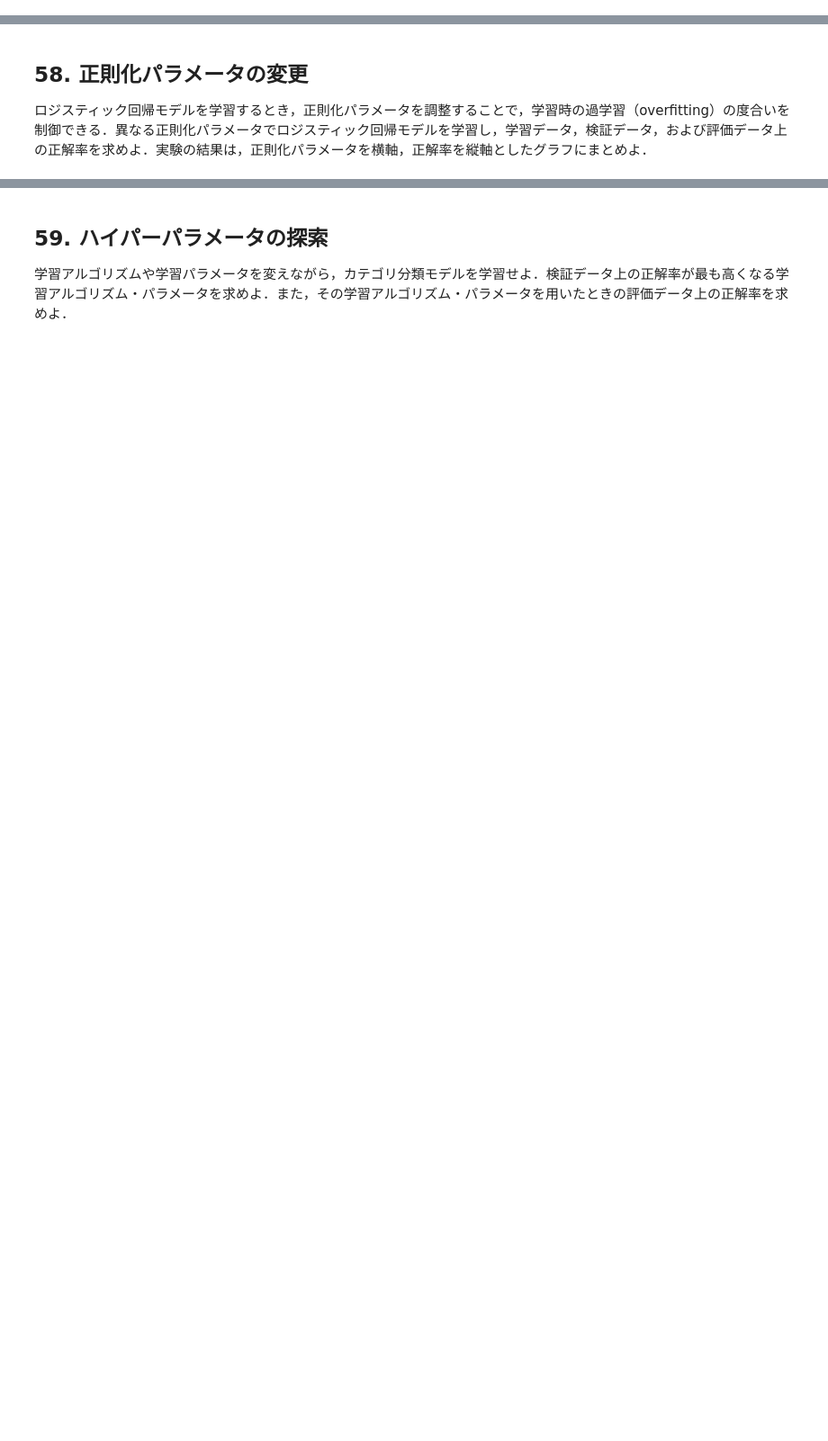
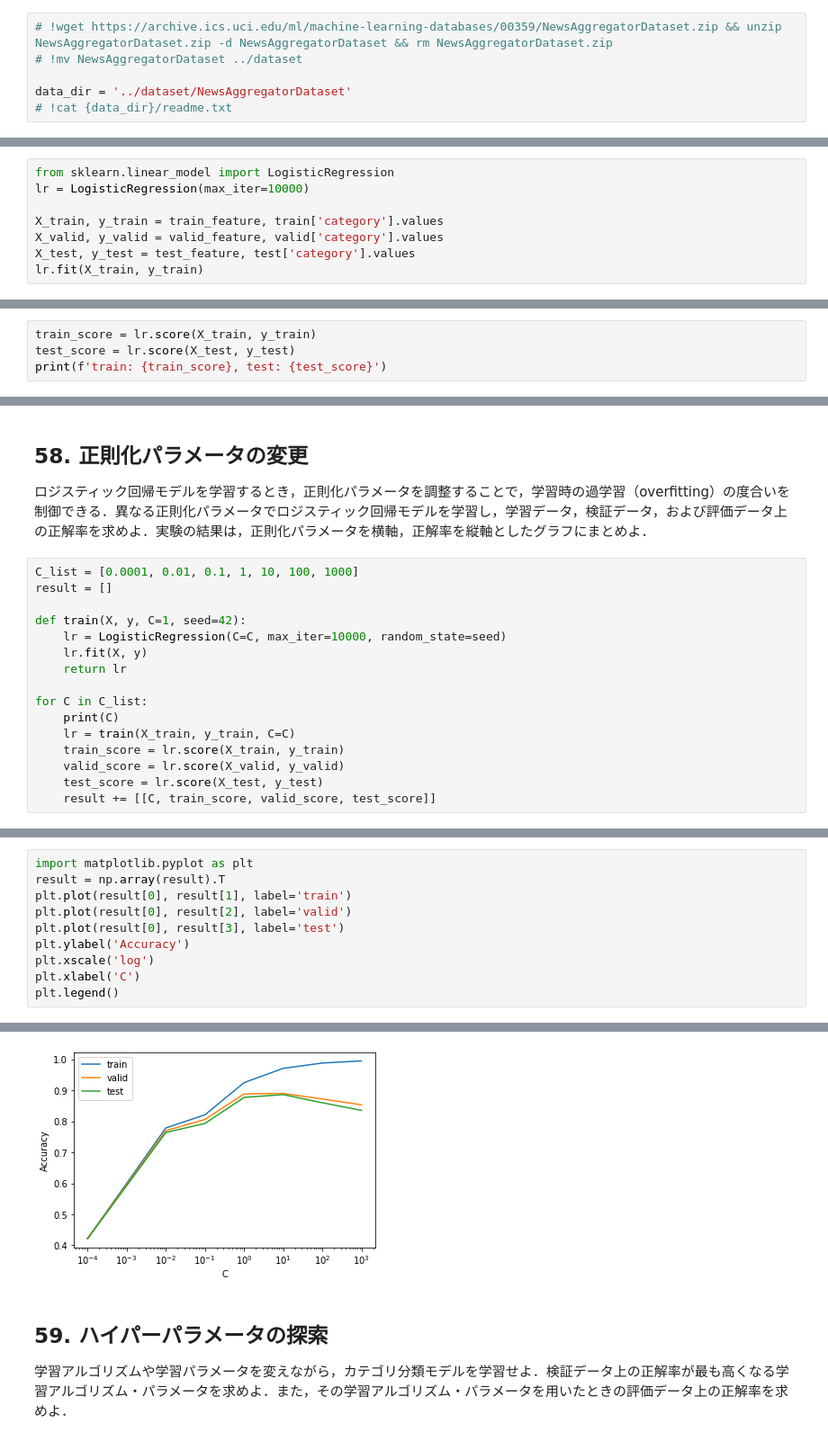
Before and after one commit to seele1917/nlp100, a Jupyter notebook: notebooks/ch06.ipynb, the cells around one changed output, grey strips where cells are left out. Shown: that part at 90% size. Cells and saved outputs as stored; diff of their text form; blank space fills up the shorter version.

```diff
--- a/notebooks/ch06.ipynb
+++ b/notebooks/ch06.ipynb
@@ -13,3 +13,9 @@ https://nlp100.github.io/ja/ch06.html
 4. 抽出された事例の80%を学習データ，残りの10%ずつを検証データと評価データに分割し，それぞれtrain.txt，valid.txt，test.txtというファイル名で保存する．ファイルには，１行に１事例を書き出すこととし，カテゴリ名と記事見出しのタブ区切り形式とせよ（このファイルは後に問題70で再利用する）．
 
 学習データと評価データを作成したら，各カテゴリの事例数を確認せよ．
+# %%
+# !wget https://archive.ics.uci.edu/ml/machine-learning-databases/00359/NewsAggregatorDataset.zip && unzip NewsAggregatorDataset.zip -d NewsAggregatorDataset && rm NewsAggregatorDataset.zip
+# !mv NewsAggregatorDataset ../dataset
+
+data_dir = '../dataset/NewsAggregatorDataset'
+# !cat {data_dir}/readme.txt
@@ -20,3 +84,11 @@ https://nlp100.github.io/ja/ch06.html
 # %% [markdown]
 ## 52. 学習
 51で構築した学習データを用いて，ロジスティック回帰モデルを学習せよ．
+# %%
+from sklearn.linear_model import LogisticRegression
+lr = LogisticRegression(max_iter=10000)
+
+X_train, y_train = train_feature, train['category'].values
+X_valid, y_valid = valid_feature, valid['category'].values
+X_test, y_test = test_feature, test['category'].values
+lr.fit(X_train, y_train)
@@ -26,3 +125,7 @@ https://nlp100.github.io/ja/ch06.html
 # %% [markdown]
 ## 54. 正解率の計測
 52で学習したロジスティック回帰モデルの正解率を，学習データおよび評価データ上で計測せよ．
+# %%
+train_score = lr.score(X_train, y_train)
+test_score = lr.score(X_test, y_test)
+print(f'train: {train_score}, test: {test_score}')
@@ -38,3 +208,19 @@ https://nlp100.github.io/ja/ch06.html
 # %% [markdown]
 ## 58. 正則化パラメータの変更
 ロジスティック回帰モデルを学習するとき，正則化パラメータを調整することで，学習時の過学習（overfitting）の度合いを制御できる．異なる正則化パラメータでロジスティック回帰モデルを学習し，学習データ，検証データ，および評価データ上の正解率を求めよ．実験の結果は，正則化パラメータを横軸，正解率を縦軸としたグラフにまとめよ．
+# %%
+C_list = [0.0001, 0.01, 0.1, 1, 10, 100, 1000]
+result = []
+
+def train(X, y, C=1, seed=42):
+    lr = LogisticRegression(C=C, max_iter=10000, random_state=seed)
+    lr.fit(X, y)
+    return lr
+
+for C in C_list:
+    print(C)
+    lr = train(X_train, y_train, C=C)
+    train_score = lr.score(X_train, y_train)
+    valid_score = lr.score(X_valid, y_valid)
+    test_score = lr.score(X_test, y_test)
+    result += [[C, train_score, valid_score, test_score]]
@@ -40,0 +235,11 @@ https://nlp100.github.io/ja/ch06.html
+# %%
+import matplotlib.pyplot as plt
+result = np.array(result).T
+plt.plot(result[0], result[1], label='train')
+plt.plot(result[0], result[2], label='valid')
+plt.plot(result[0], result[3], label='test')
+plt.ylabel('Accuracy')
+plt.xscale('log')
+plt.xlabel('C')
+plt.legend()
+# %% [output]
@@ -41,3 +247,4 @@ https://nlp100.github.io/ja/ch06.html
+[figure, added]
 # %% [markdown]
 ## 59. ハイパーパラメータの探索
 学習アルゴリズムや学習パラメータを変えながら，カテゴリ分類モデルを学習せよ．検証データ上の正解率が最も高くなる学習アルゴリズム・パラメータを求めよ．また，その学習アルゴリズム・パラメータを用いたときの評価データ上の正解率を求めよ．
```
Also changed, not shown: parts of 13 cells of this notebook.
